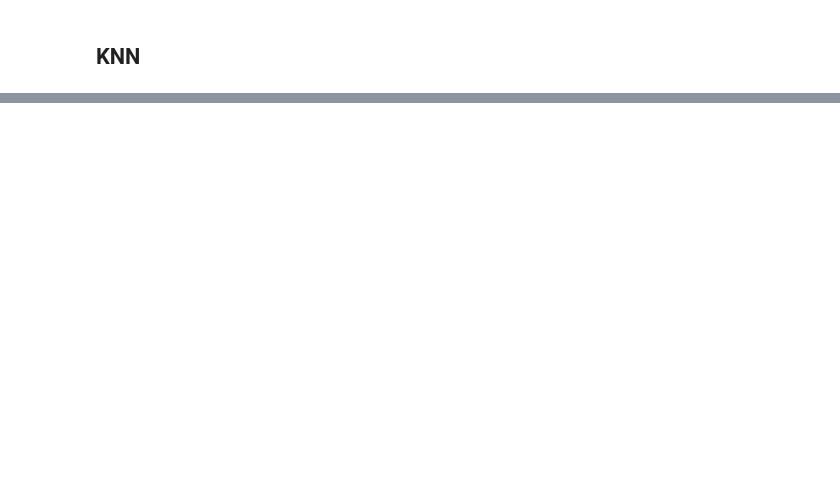
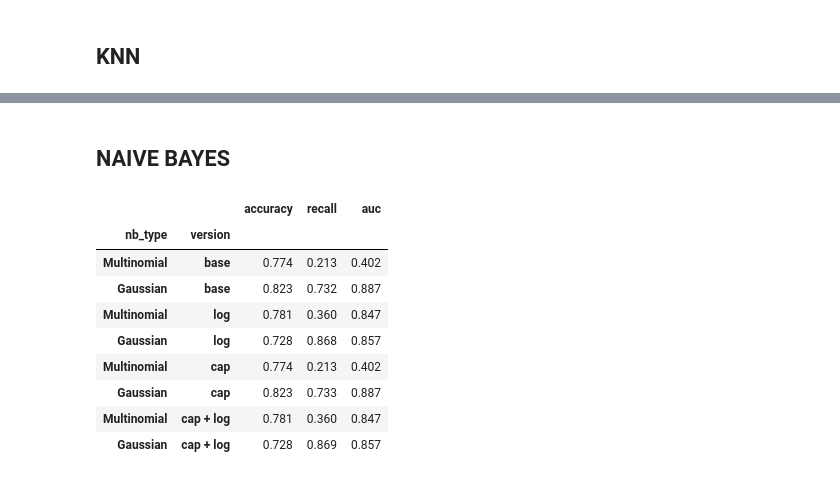
Before and after one commit to lydiapelton/BA305-Project, a Jupyter notebook: Lydia_Project.ipynb, the cells around one changed output, grey strips where cells are left out. Cells and saved outputs as stored; diff of their text form; code cells hidden in the pictures; blank space fills up the shorter version.

```diff
--- a/Lydia_Project.ipynb
+++ b/Lydia_Project.ipynb
@@ -634,0 +681,20 @@ NameError: name 'X_train_scaled' is not defined
+# %%
+# KNN (k=21): comparing the 4 outlier versions with 5-fold CV on training data
+
+results = []
+for name, (Xtr, Xte) in tqdm(versions.items()):
+    pipe_knn = Pipeline([
+        ('scale', StandardScaler()),
+        ('knn', KNeighborsClassifier(n_neighbors=21)),
+    ])
+    scores = cross_validate(pipe_knn, Xtr, y_train, cv=cv,
+                            scoring=['accuracy', 'recall', 'roc_auc'], n_jobs=-1)
+    results.append({
+        'version': name,
+        'accuracy': scores['test_accuracy'].mean(),
+        'recall': scores['test_recall'].mean(),
+        'auc': scores['test_roc_auc'].mean(),
+    })
+
+knn_versions_df = pd.DataFrame(results).set_index('version')
+knn_versions_df.round(3)
@@ -634,0 +718,32 @@ NameError: name 'X_train_scaled' is not defined
+# %% [markdown]
+## NAIVE BAYES
+# %%
+# Naive Bayes: comparing Multinomial (class lab) vs Gaussian, across the 4 outlier versions
+# no scaling: NB doesn't need it, and scaling creates negatives that break MultinomialNB
+
+results = []
+for name, (Xtr, Xte) in tqdm(versions.items()):
+    for nb_name, nb in [('Multinomial', MultinomialNB()), ('Gaussian', GaussianNB())]:
+        scores = cross_validate(nb, Xtr, y_train, cv=cv,
+                                scoring=['accuracy', 'recall', 'roc_auc'], n_jobs=-1)
+        results.append({
+            'nb_type': nb_name,
+            'version': name,
+            'accuracy': scores['test_accuracy'].mean(),
+            'recall': scores['test_recall'].mean(),
+            'auc': scores['test_roc_auc'].mean(),
+        })
+
+nb_results_df = pd.DataFrame(results).set_index(['nb_type', 'version'])
+nb_results_df.round(3)
+# %% [output]
+|  |  | accuracy | recall | auc |
+| nb_type | version |  |  |  |
+| Multinomial | base | 0.774 | 0.213 | 0.402 |
+| Gaussian | base | 0.823 | 0.732 | 0.887 |
+| Multinomial | log | 0.781 | 0.360 | 0.847 |
+| Gaussian | log | 0.728 | 0.868 | 0.857 |
+| Multinomial | cap | 0.774 | 0.213 | 0.402 |
+| Gaussian | cap | 0.823 | 0.733 | 0.887 |
+| Multinomial | cap + log | 0.781 | 0.360 | 0.847 |
+| Gaussian | cap + log | 0.728 | 0.869 | 0.857 |
```
Also changed, not shown: parts of 20 cells of this notebook.
